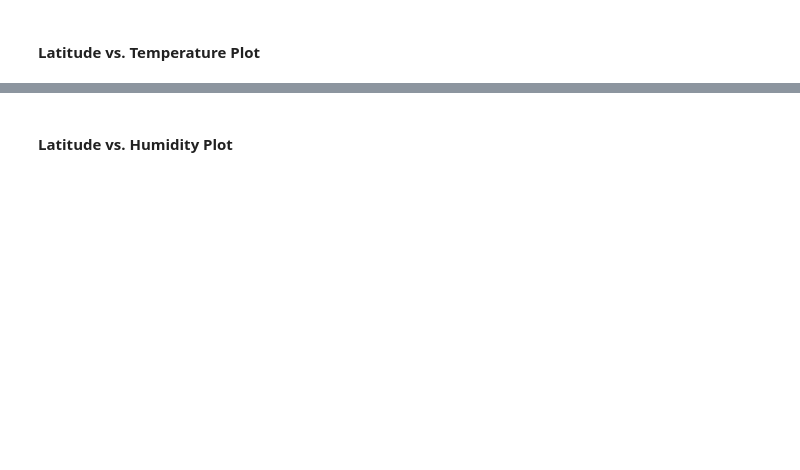
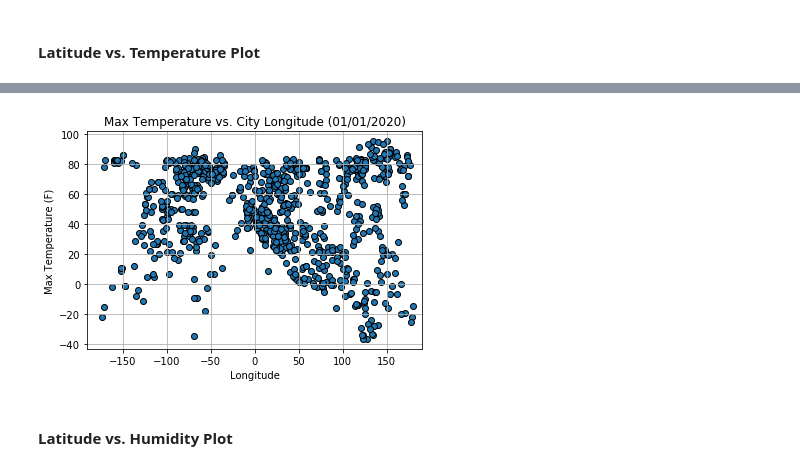
Before and after one commit to ybacoder/hw-5, a Jupyter notebook: WeatherPy.ipynb, the cells around one changed output, grey strips where cells are left out. Cells and saved outputs as stored; diff of their text form; code cells hidden in the pictures; blank space fills up the shorter version.

```diff
--- a/WeatherPy.ipynb
+++ b/WeatherPy.ipynb
@@ -156,2 +206,17 @@ city_data.head()
+# %%
+plt.title("Max Temperature vs. City Longitude (01/01/2020)")
+plt.xlabel("Longitude")
+plt.ylabel("Max Temperature (F)")
+plt.xlim(-190, 190)
+plt.grid(axis="both")
+plt.scatter(city_data["Lng"],
+            city_data["Max Temp (F)"],
+            marker='o',
+            edgecolors="black"
+           )
+plt.savefig("02 Max Temperature vs. City Longitude.png")
+plt.show()
+# %% [output]
+[figure, added]
 # %% [markdown]
 #### Latitude vs. Humidity Plot
```
Also changed, not shown: parts of 19 cells of this notebook, 9 other files.
